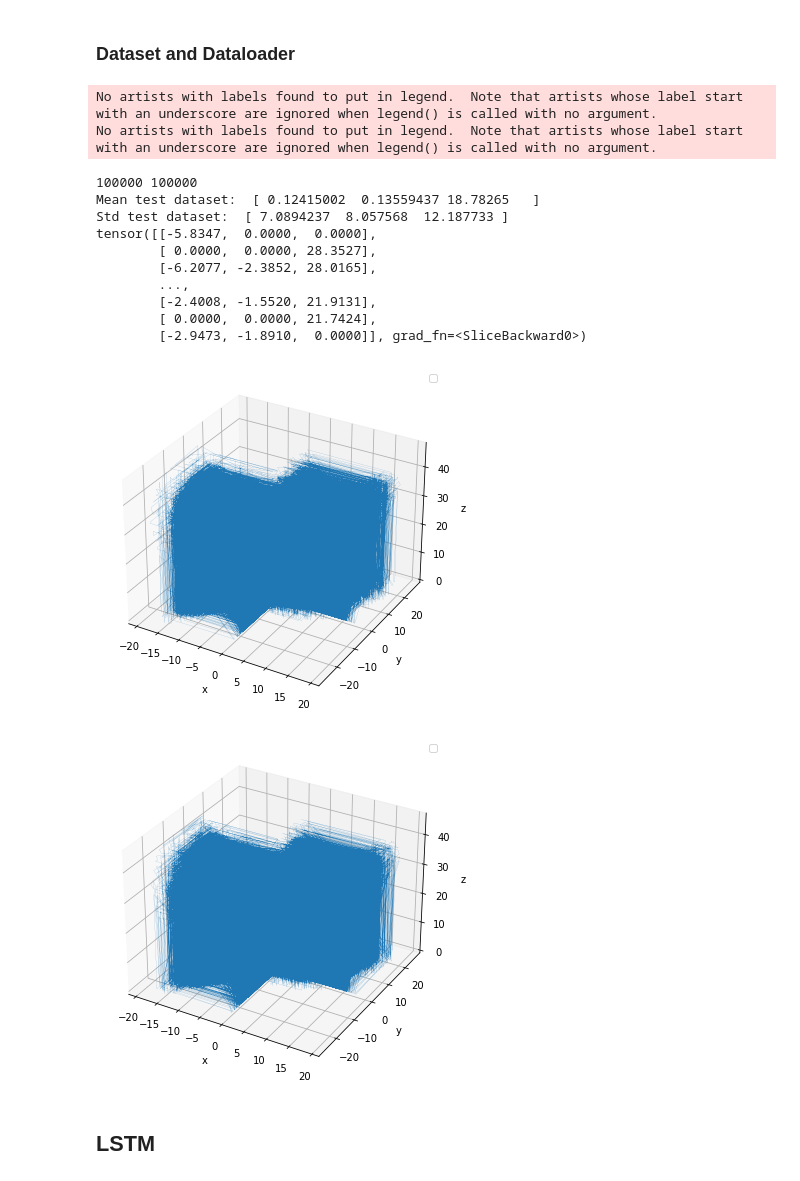
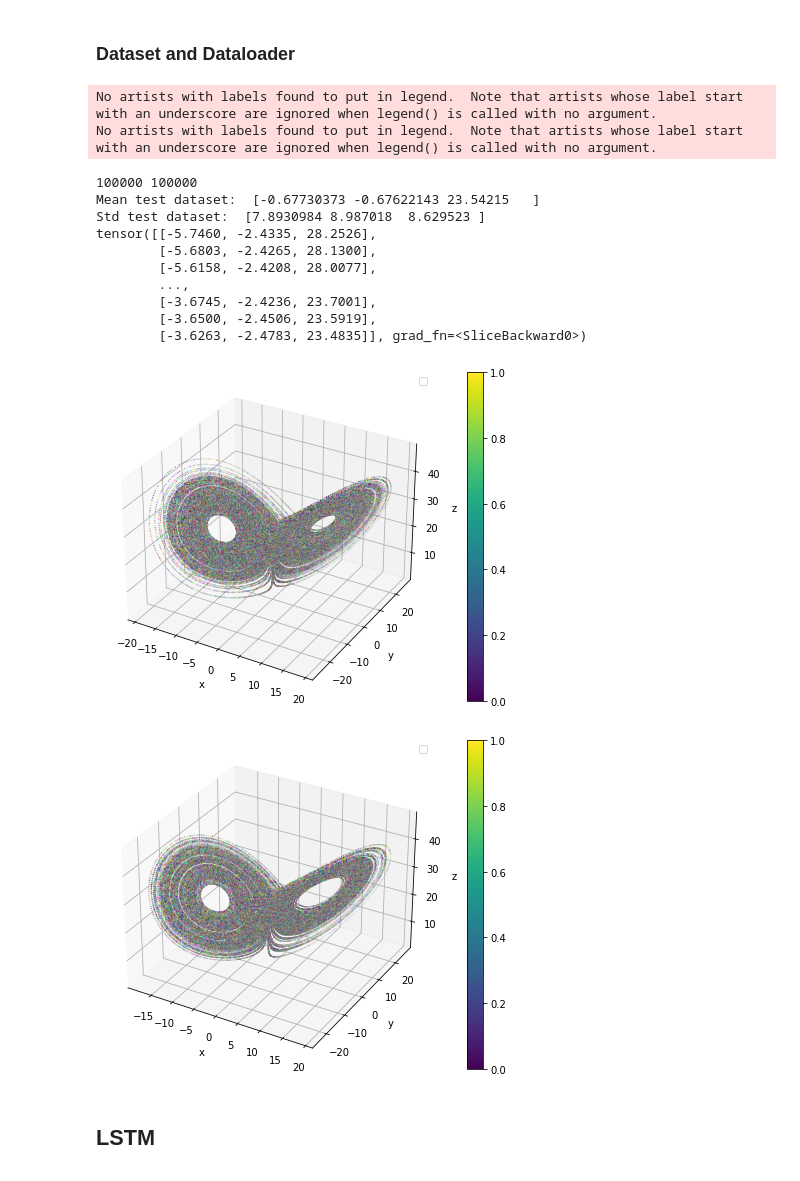
Before and after one commit to lupoalberto98/Physical-Informed-Dynamical-Systems, a Jupyter notebook: src/main.ipynb, the cells around one changed output. Saved outputs shown, nothing was run; the diff lists cells and outputs as text; code cells hidden in the pictures.

```diff
--- a/src/main.ipynb
+++ b/src/main.ipynb
@@ -332,8 +332,8 @@ print("Seq_len: ", seq_len)
 feedforward_steps = 1
 discard = int(10/dt) # first ten seconds
 sigma = None # standard deviation of stochastic noise inside th system
-measure_noise = 0.2 # standard deviation of measurment noise outside th esystem
-sparsity = 0.2 # percentage of dataset set to zero
+measure_noise = 0 # standard deviation of measurment noise outside th esystem
+sparsity = 0 # percentage of dataset set to zero
 include_time = False
 
 
@@ -406,45 +406,48 @@ val_dataloader = DataLoader(val_states, batch_size=batch_size, num_workers=0, sh
 test_filename = "datasets/test_"+true_system.__class__.__name__+"_steps"+str(test_steps)+"_dt"+str(dt)+"_sigma"+str(sigma)+"_noise"+str(measure_noise)+"_spars"+str(sparsity)+".csv"
 test_states = DynSysDataset(test_filename, seq_len=seq_len, dt=dt, tau=1)
 t_test = test_states.time
 test_dataset = test_states.dataset
 test_dataloader = DataLoader(test_states, batch_size=batch_size, num_workers=0, shuffle=True)
 
 ### Plot dataset
 # Train dataset
 #rk4 = RK4(dt, true_system)
 #eul = Eul(dt, true_system)
 #train_dataset = eul(train_dataset)
 name_dyn_data = "images/dynamics_"+true_system.__class__.__name__+".png"
 name_train_attractor = "images/attractor_"+true_system.__class__.__name__+".png"
 name_test_attractor = "images/attractor_test_"+true_system.__class__.__name__+".png"
 #train_dynamics = plot_trajectory(train_dataset, time=t_train, n_var=3, labels=["x","y","z"], filename = name_dyn_data, prediction_steps=10000)
-train_attractor = plot_3Dtrajectory(train_dataset, filename = name_train_attractor)
-test_attractor = plot_3Dtrajectory(test_dataset, filename = name_test_attractor)
+color_train = torch.rand_like(train_dataset)
+color_test = torch.rand_like(test_dataset)
+train_attractor = plot_3Dtrajectory(train_dataset, filename = name_train_attractor, color=color_train)
+test_attractor = plot_3Dtrajectory(test_dataset, filename = name_test_attractor, color=color_test)
 print(test_dataset.shape[0], t_test.shape[0])
 
 # Statistics test dataset
 mean_test_dataset = np.mean(test_dataset.detach().cpu().numpy(), axis=0)
 std_test_dataset = np.std(test_dataset.detach().cpu().numpy(), axis=0)
 
+
 print("Mean test dataset: ", mean_test_dataset)
 print("Std test dataset: ", std_test_dataset)
 
 print(test_dataset)
 # %% [output]
 No artists with labels found to put in legend.  Note that artists whose label start with an underscore are ignored when legend() is called with no argument.
 No artists with labels found to put in legend.  Note that artists whose label start with an underscore are ignored when legend() is called with no argument.
 100000 100000
-Mean test dataset:  [ 0.12415002  0.13559437 18.78265   ]
-Std test dataset:  [ 7.0894237  8.057568  12.187733 ]
-tensor([[-5.8347,  0.0000,  0.0000],
-        [ 0.0000,  0.0000, 28.3527],
-        [-6.2077, -2.3852, 28.0165],
+Mean test dataset:  [-0.67730373 -0.67622143 23.54215   ]
+Std test dataset:  [7.8930984 8.987018  8.629523 ]
+tensor([[-5.7460, -2.4335, 28.2526],
+        [-5.6803, -2.4265, 28.1300],
+        [-5.6158, -2.4208, 28.0077],
         ...,
-        [-2.4008, -1.5520, 21.9131],
-        [ 0.0000,  0.0000, 21.7424],
-        [-2.9473, -1.8910,  0.0000]], grad_fn=<SliceBackward0>)
+        [-3.6745, -2.4236, 23.7001],
+        [-3.6500, -2.4506, 23.5919],
+        [-3.6263, -2.4783, 23.4835]], grad_fn=<SliceBackward0>)
-[figure, old version]
+[figure, new version]
-[figure, old version]
+[figure, new version]
 # %% [markdown]
 ## LSTM
 # %% [markdown]
```
Also changed, not shown: parts of 6 cells of this notebook, 2 other files.
